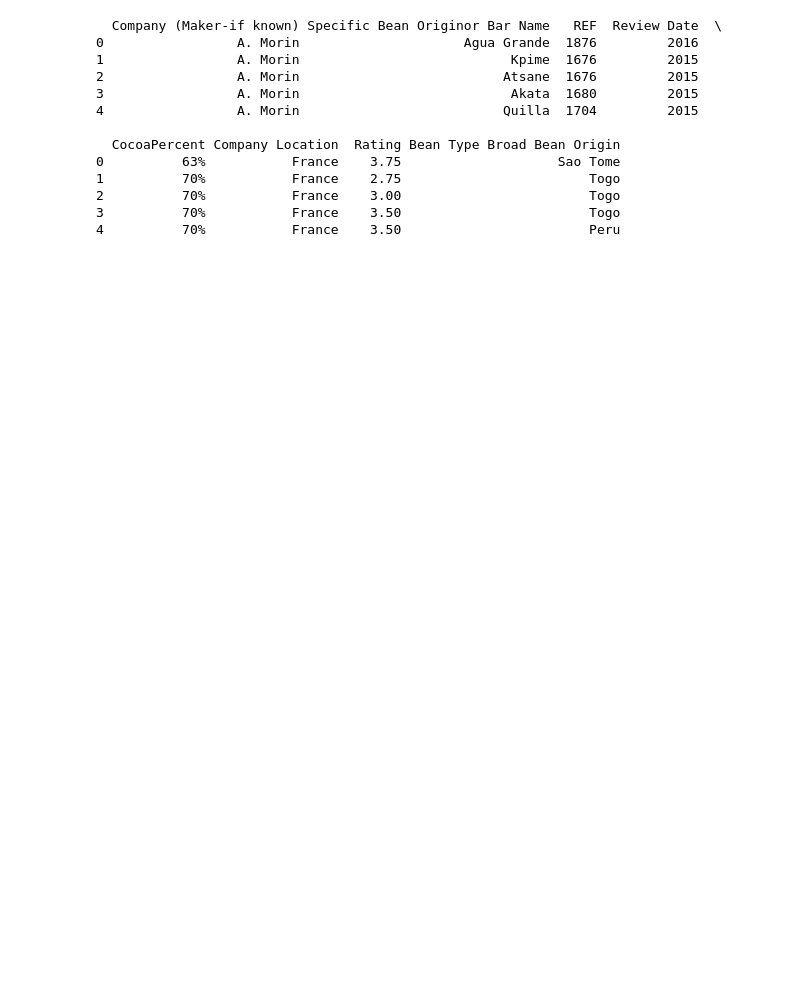
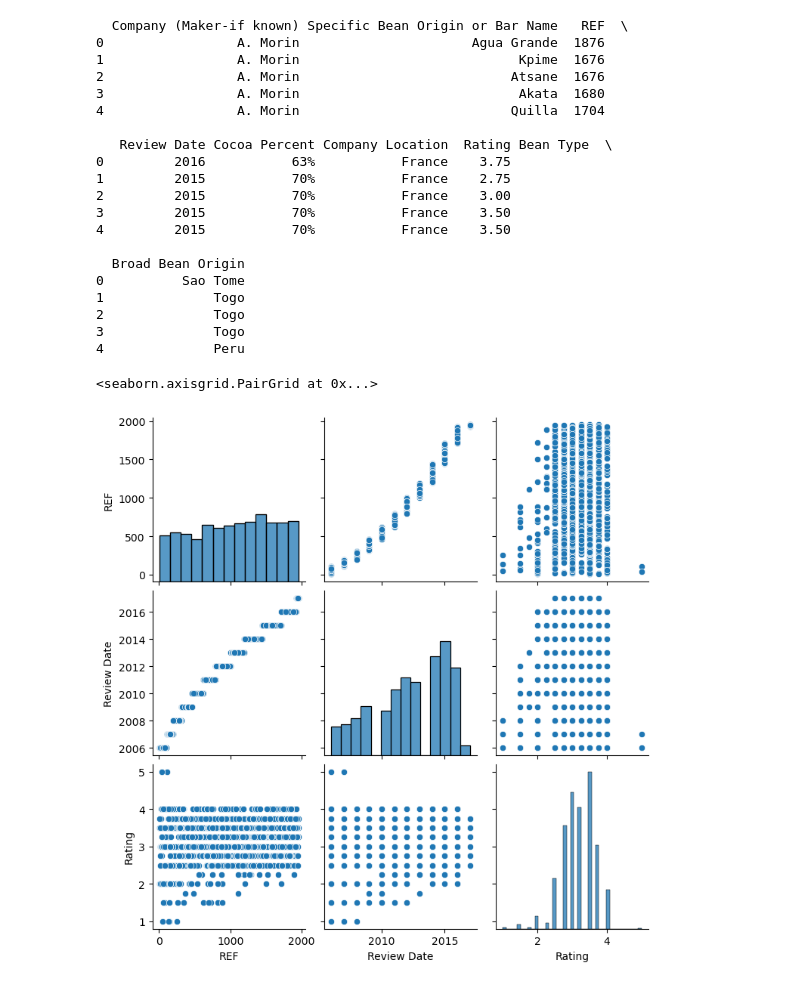
Before and after one commit to Keshfer/Chocolate-Rating-ML, a Jupyter notebook: Exploratory Data Analysis.ipynb, the cells around one changed output. Cells and saved outputs as stored; diff of their text form; code cells hidden in the pictures; blank space fills up the shorter version.

```diff
--- a/Exploratory Data Analysis.ipynb
+++ b/Exploratory Data Analysis.ipynb
@@ -1,23 +3,35 @@
 # %%
 import pandas as pd
-
+import seaborn as sns
 
 #import dataset
 df = pd.read_csv('flavors_of_cacao_mod.csv')
 print(df.head())
 
-#Exploratory data analysis
+#pair plot graphs
+sns.pairplot(df)
+#Make correlation matrix graph and other graphs for EDA
+#TODO
 # %% [output]
-  Company (Maker-if known) Specific Bean Originor Bar Name   REF  Review Date  \
-0                 A. Morin                     Agua Grande  1876         2016
-1                 A. Morin                           Kpime  1676         2015
-2                 A. Morin                          Atsane  1676         2015
-3                 A. Morin                           Akata  1680         2015
-4                 A. Morin                          Quilla  1704         2015
+  Company (Maker-if known) Specific Bean Origin or Bar Name   REF  \
+0                 A. Morin                      Agua Grande  1876
+1                 A. Morin                            Kpime  1676
+2                 A. Morin                           Atsane  1676
+3                 A. Morin                            Akata  1680
+4                 A. Morin                           Quilla  1704
 
-  CocoaPercent Company Location  Rating Bean Type Broad Bean Origin
-0          63%           France    3.75                    Sao Tome
-1          70%           France    2.75                        Togo
-2          70%           France    3.00                        Togo
-3          70%           France    3.50                        Togo
-4          70%           France    3.50                        Peru
+   Review Date Cocoa Percent Company Location  Rating Bean Type  \
+0         2016           63%           France    3.75
+1         2015           70%           France    2.75
+2         2015           70%           France    3.00
+3         2015           70%           France    3.50
+4         2015           70%           France    3.50
+
+  Broad Bean Origin
+0          Sao Tome
+1              Togo
+2              Togo
+3              Togo
+4              Peru
+<seaborn.axisgrid.PairGrid at 0x...>
+[figure, added]
```
Also changed, not shown: parts of 3 cells of this notebook, 2 other files.
